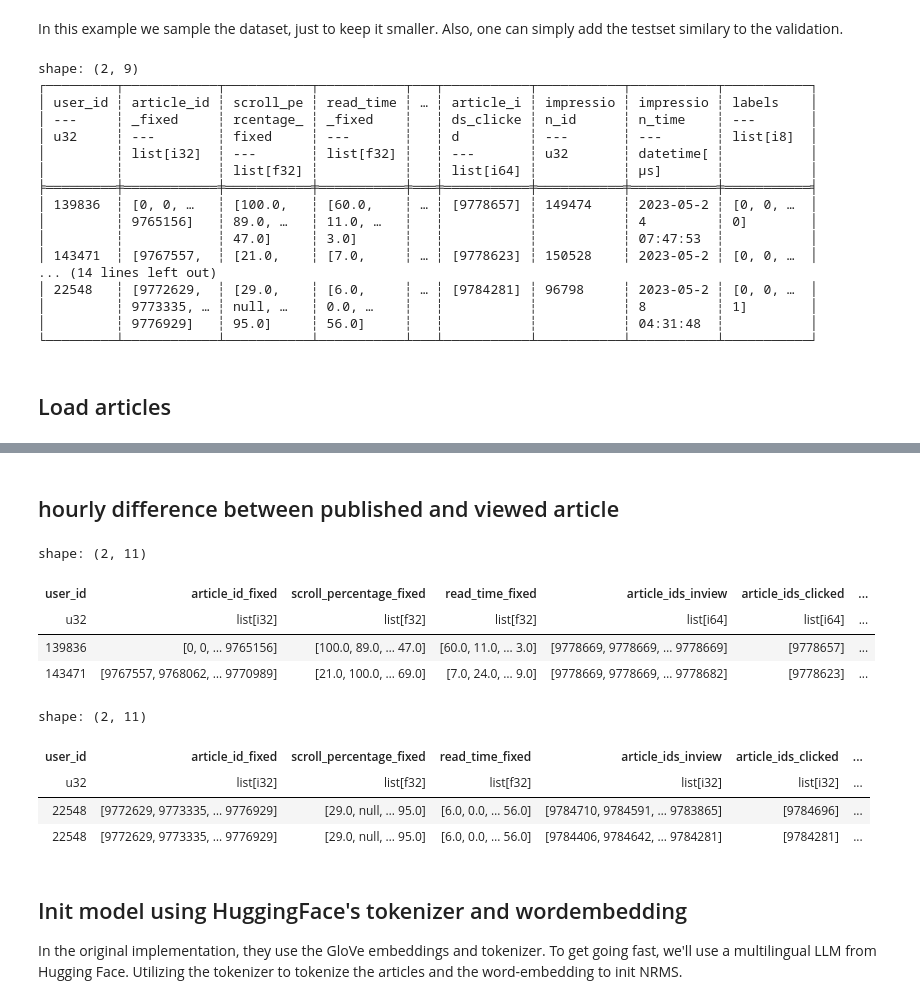
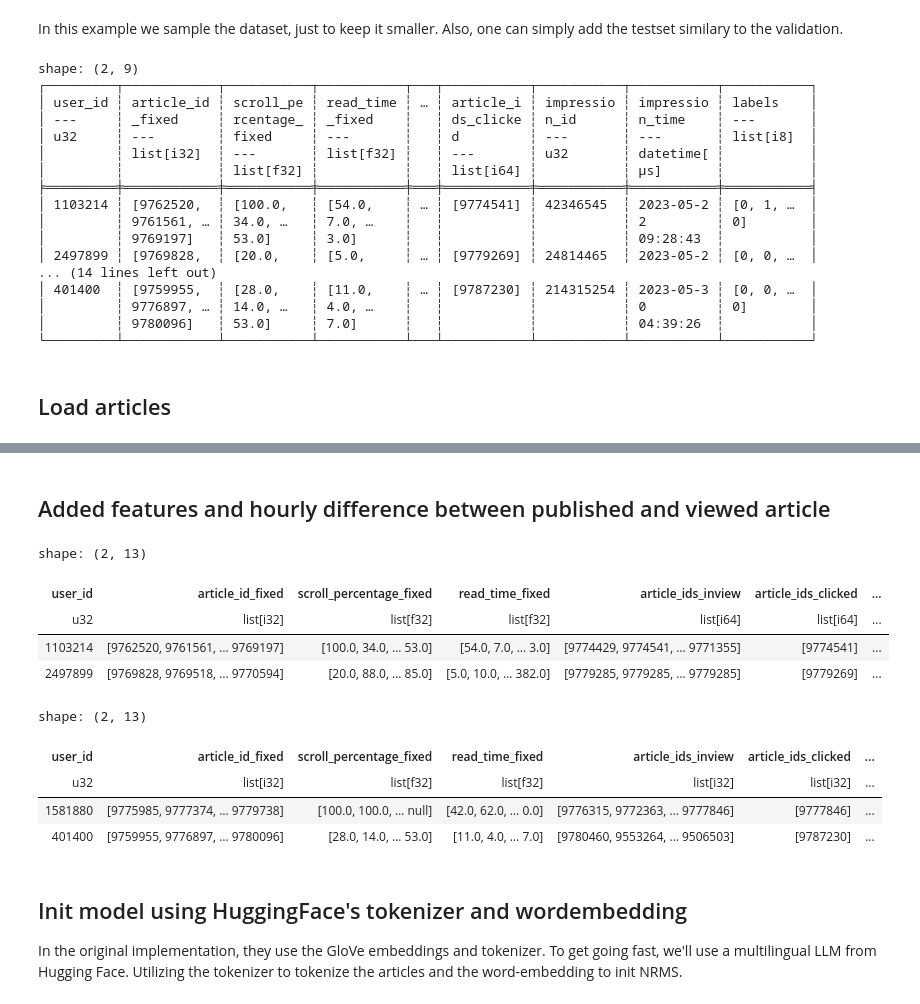
Before and after one commit to s204619/DeepL-Project, a Jupyter notebook: ebnerd-benchmark-copy/src/nrms_ebnerd.ipynb, the cells around one changed output, grey strips where cells are left out. Cells and saved outputs as stored; diff of their text form; code cells hidden in the pictures.

```diff
--- a/ebnerd-benchmark-copy/src/nrms_ebnerd.ipynb
+++ b/ebnerd-benchmark-copy/src/nrms_ebnerd.ipynb
@@ -129,8 +131,8 @@ COLUMNS = [
     DEFAULT_IMPRESSION_TIMESTAMP_COL,
 
 ]
-HISTORY_SIZE = 30
-FRACTION = 1
+HISTORY_SIZE = 30 #30
+FRACTION = 0.03 #Fraction af datasæt
 
 df_train = (
     ebnerd_from_path(PATH.joinpath(DATASPLIT, "train"), history_size=HISTORY_SIZE)
@@ -163,14 +165,14 @@ shape: (2, 9)
 │         ┆ list[i32]  ┆ ---       ┆ list[f32] ┆   ┆ ---       ┆ u32       ┆ datetime[ ┆           │
 │         ┆            ┆ list[f32] ┆           ┆   ┆ list[i64] ┆           ┆ μs]       ┆           │
 ╞═════════╪════════════╪═══════════╪═══════════╪═══╪═══════════╪═══════════╪═══════════╪═══════════╡
-│ 139836  ┆ [0, 0, …   ┆ [100.0,   ┆ [60.0,    ┆ … ┆ [9778657] ┆ 149474    ┆ 2023-05-2 ┆ [0, 0, …  │
-│         ┆ 9765156]   ┆ 89.0, …   ┆ 11.0, …   ┆   ┆           ┆           ┆ 4         ┆ 0]        │
-│         ┆            ┆ 47.0]     ┆ 3.0]      ┆   ┆           ┆           ┆ 07:47:53  ┆           │
-│ 143471  ┆ [9767557,  ┆ [21.0,    ┆ [7.0,     ┆ … ┆ [9778623] ┆ 150528    ┆ 2023-05-2 ┆ [0, 0, …  │
+│ 1103214 ┆ [9762520,  ┆ [100.0,   ┆ [54.0,    ┆ … ┆ [9774541] ┆ 42346545  ┆ 2023-05-2 ┆ [0, 1, …  │
+│         ┆ 9761561, … ┆ 34.0, …   ┆ 7.0, …    ┆   ┆           ┆           ┆ 2         ┆ 0]        │
+│         ┆ 9769197]   ┆ 53.0]     ┆ 3.0]      ┆   ┆           ┆           ┆ 09:28:43  ┆           │
+│ 2497899 ┆ [9769828,  ┆ [20.0,    ┆ [5.0,     ┆ … ┆ [9779269] ┆ 24814465  ┆ 2023-05-2 ┆ [0, 0, …  │
 ... (14 lines left out)
-│ 22548   ┆ [9772629,  ┆ [29.0,    ┆ [6.0,     ┆ … ┆ [9784281] ┆ 96798     ┆ 2023-05-2 ┆ [0, 0, …  │
-│         ┆ 9773335, … ┆ null, …   ┆ 0.0, …    ┆   ┆           ┆           ┆ 8         ┆ 1]        │
-│         ┆ 9776929]   ┆ 95.0]     ┆ 56.0]     ┆   ┆           ┆           ┆ 04:31:48  ┆           │
+│ 401400  ┆ [9759955,  ┆ [28.0,    ┆ [11.0,    ┆ … ┆ [9787230] ┆ 214315254 ┆ 2023-05-3 ┆ [0, 0, …  │
+│         ┆ 9776897, … ┆ 14.0, …   ┆ 4.0, …    ┆   ┆           ┆           ┆ 0         ┆ 0]        │
+│         ┆ 9780096]   ┆ 53.0]     ┆ 7.0]      ┆   ┆           ┆           ┆ 04:39:26  ┆           │
 └─────────┴────────────┴───────────┴───────────┴───┴───────────┴───────────┴───────────┴───────────┘
 # %% [markdown]
 ## Load articles
@@ -184,7 +186,7 @@ shape: (2, 21)
 | 3001353 | "Natascha var i… | "Politiet frygt… | 2023-06-29 06:20:33 | false | "Sagen om den ø… | 2006-08-31 08:06:45 | [3150850] | "article_defaul… | ... |
 | 3003065 | "Kun Star Wars … | "Biografgængern… | 2023-06-29 06:20:35 | false | "Vatikanet har … | 2006-05-21 16:57:00 | [3006712] | "article_defaul… | ... |
 # %% [markdown]
-## hourly difference between published and viewed article
+## Added features and hourly difference between published and viewed article
 # %%
 ## NEW
 
@@ -256,36 +258,39 @@ def get_article_category(article_ids):
 #  Add new column with the article category
 df_train["inview_article_categories"] = df_train["article_ids_inview"].apply(get_article_category)
 
+df_train["history_article_categories"] = df_train["article_id_fixed"].apply(get_article_category)
+
 # Create a mapping dictionary from article_id to article_type
 article_type_dict = df_articles.select(
     "article_id",
     "article_type"
 ).to_dict(as_series=False)
 article_type_dict = dict(zip(
     article_type_dict["article_id"],
     article_type_dict["article_type"]
 ))
 
 # Create a function to map article IDs to their type
 def get_article_type(article_ids):
     return [article_type_dict.get(aid, None) for aid in article_ids]
 
 # Add new column with the article type
 df_train["inview_article_types"] = df_train["article_ids_inview"].apply(get_article_type)
 
+df_train["history_article_types"] = df_train["article_id_fixed"].apply(get_article_type)
 
 #drop columns with the time
 df_train = df_train.drop(['inview_article_times', 'clicked_article_time','impression_time'], axis=1)
 
 df_train = pl.from_pandas(df_train)
 
 df_train.head(2)
 # %% [output]
-shape: (2, 11)
+shape: (2, 13)
 | user_id | article_id_fixed | scroll_percentage_fixed | read_time_fixed | article_ids_inview | article_ids_clicked | ... |
 | u32 | list[i32] | list[f32] | list[f32] | list[i64] | list[i64] | ... |
-| 139836 | [0, 0, … 9765156] | [100.0, 89.0, … 47.0] | [60.0, 11.0, … 3.0] | [9778669, 9778669, … 9778669] | [9778657] | ... |
-| 143471 | [9767557, 9768062, … 9770989] | [21.0, 100.0, … 69.0] | [7.0, 24.0, … 9.0] | [9778669, 9778669, … 9778682] | [9778623] | ... |
+| 1103214 | [9762520, 9761561, … 9769197] | [100.0, 34.0, … 53.0] | [54.0, 7.0, … 3.0] | [9774429, 9774541, … 9771355] | [9774541] | ... |
+| 2497899 | [9769828, 9769518, … 9770594] | [20.0, 88.0, … 85.0] | [5.0, 10.0, … 382.0] | [9779285, 9779285, … 9779285] | [9779269] | ... |
 # %%
 # Convert polars DataFrame to pandas
 df_validation = df_validation.to_pandas()
@@ -352,6 +357,8 @@ def get_article_category(article_ids):
 #  Add new column with the article category
 df_validation["inview_article_categories"] = df_validation["article_ids_inview"].apply(get_article_category)
 
+df_validation["history_article_categories"] = df_validation["article_id_fixed"].apply(get_article_category)
+
 # Create a mapping dictionary from article_id to article_type
 article_type_dict = df_articles.select(
     "article_id",
@@ -369,6 +376,9 @@ def get_article_type(article_ids):
 # Add new column with the article type
 df_validation["inview_article_types"] = df_validation["article_ids_inview"].apply(get_article_type)
 
+df_validation["history_article_types"] = df_validation["article_id_fixed"].apply(get_article_type)
+
+
 #drop columns with the time
 df_validation = df_validation.drop(['inview_article_times', 'clicked_article_time','impression_time'], axis=1)
 
@@ -377,11 +387,11 @@ df_validation = pl.from_pandas(df_validation)
 
 df_validation.head(2)
 # %% [output]
-shape: (2, 11)
+shape: (2, 13)
 | user_id | article_id_fixed | scroll_percentage_fixed | read_time_fixed | article_ids_inview | article_ids_clicked | ... |
 | u32 | list[i32] | list[f32] | list[f32] | list[i32] | list[i32] | ... |
-| 22548 | [9772629, 9773335, … 9776929] | [29.0, null, … 95.0] | [6.0, 0.0, … 56.0] | [9784710, 9784591, … 9783865] | [9784696] | ... |
-| 22548 | [9772629, 9773335, … 9776929] | [29.0, null, … 95.0] | [6.0, 0.0, … 56.0] | [9784406, 9784642, … 9784281] | [9784281] | ... |
+| 1581880 | [9775985, 9777374, … 9779738] | [100.0, 100.0, … null] | [42.0, 62.0, … 0.0] | [9776315, 9772363, … 9777846] | [9777846] | ... |
+| 401400 | [9759955, 9776897, … 9780096] | [28.0, 14.0, … 53.0] | [11.0, 4.0, … 7.0] | [9780460, 9553264, … 9506503] | [9787230] | ... |
 # %% [markdown]
 ## Init model using HuggingFace's tokenizer and wordembedding
 In the original implementation, they use the GloVe embeddings and tokenizer. To get going fast, we'll use a multilingual LLM from Hugging Face.
```
Also changed, not shown: parts of 12 cells of this notebook, 22 other files.
